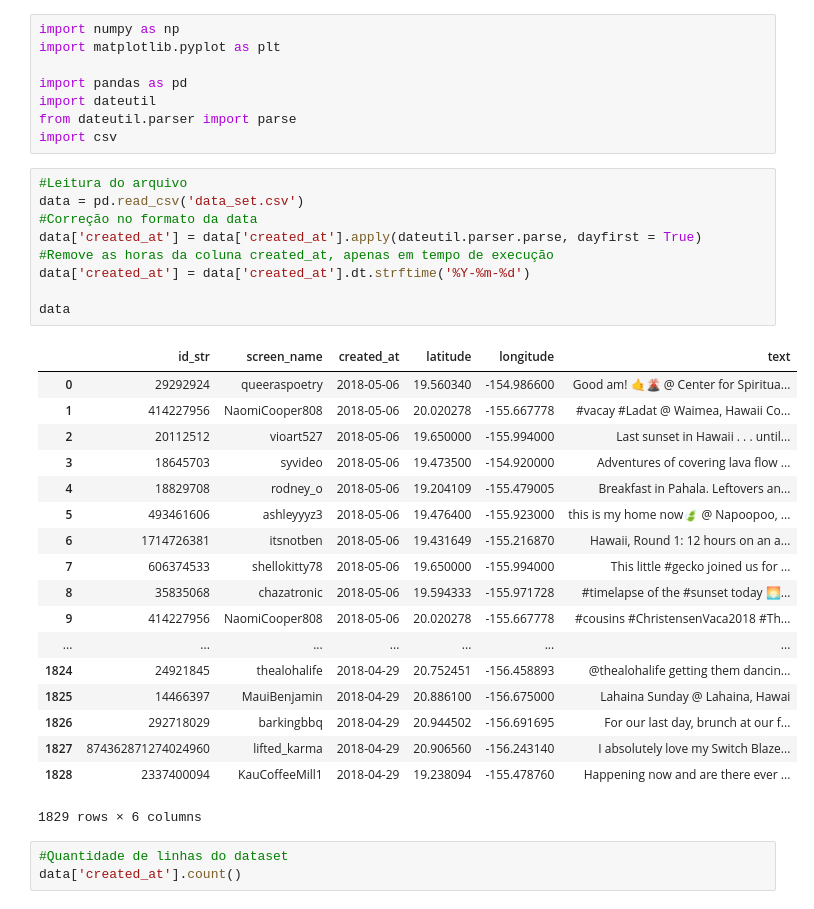
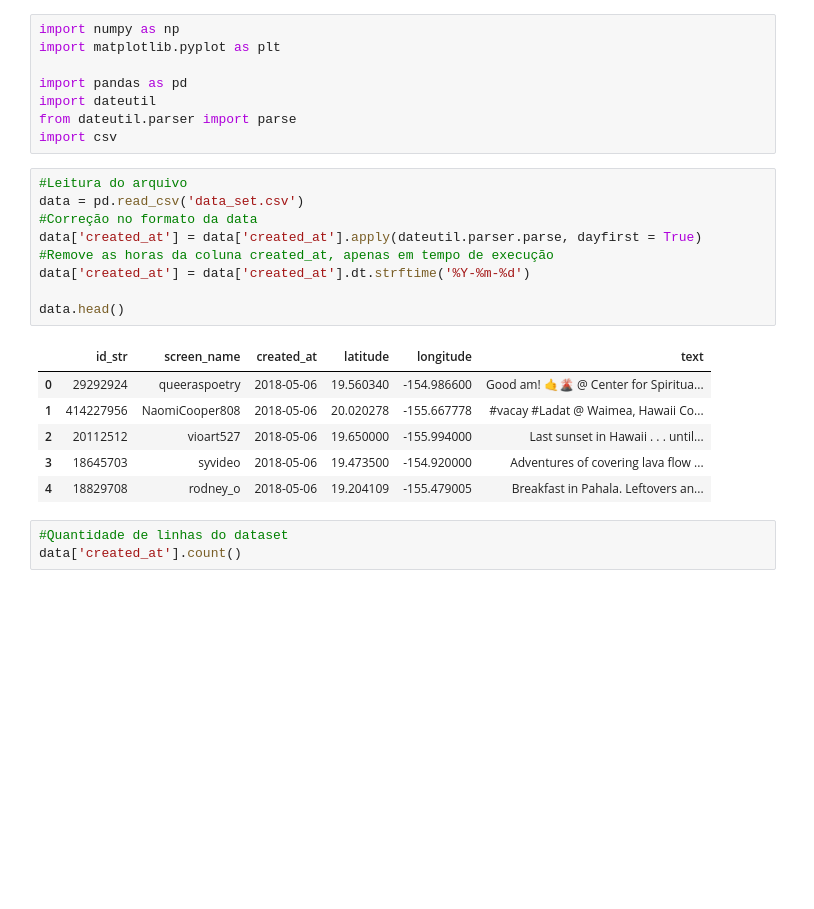
Before and after one commit to XAnakar/ICVDisaster, a Jupyter notebook: 🔥 Views for the article/main.ipynb, the cells around one changed output. Cells and saved outputs as stored; diff of their text form; blank space fills up the shorter version.

```diff
--- a/🔥 Views for the article/main.ipynb
+++ b/🔥 Views for the article/main.ipynb
@@ -9,31 +9,19 @@ import csv
 # %%
 #Leitura do arquivo
 data = pd.read_csv('data_set.csv')
 #Correção no formato da data
 data['created_at'] = data['created_at'].apply(dateutil.parser.parse, dayfirst = True)
 #Remove as horas da coluna created_at, apenas em tempo de execução
 data['created_at'] = data['created_at'].dt.strftime('%Y-%m-%d')
 
-data
+data.head()
 # %% [output]
 |  | id_str | screen_name | created_at | latitude | longitude | text |
 | 0 | 29292924 | queeraspoetry | 2018-05-06 | 19.560340 | -154.986600 | Good am! 🤙🌋 @ Center for Spiritua... |
 | 1 | 414227956 | NaomiCooper808 | 2018-05-06 | 20.020278 | -155.667778 | #vacay #Ladat @ Waimea, Hawaii Co... |
 | 2 | 20112512 | vioart527 | 2018-05-06 | 19.650000 | -155.994000 | Last sunset in Hawaii . . . until... |
 | 3 | 18645703 | syvideo | 2018-05-06 | 19.473500 | -154.920000 | Adventures of covering lava flow ... |
 | 4 | 18829708 | rodney_o | 2018-05-06 | 19.204109 | -155.479005 | Breakfast in Pahala. Leftovers an... |
-| 5 | 493461606 | ashleyyyz3 | 2018-05-06 | 19.476400 | -155.923000 | this is my home now🍃 @ Napoopoo, ... |
-| 6 | 1714726381 | itsnotben | 2018-05-06 | 19.431649 | -155.216870 | Hawaii, Round 1: 12 hours on an a... |
-| 7 | 606374533 | shellokitty78 | 2018-05-06 | 19.650000 | -155.994000 | This little #gecko joined us for ... |
-| 8 | 35835068 | chazatronic | 2018-05-06 | 19.594333 | -155.971728 | #timelapse of the #sunset today 🌅... |
-| 9 | 414227956 | NaomiCooper808 | 2018-05-06 | 20.020278 | -155.667778 | #cousins #ChristensenVaca2018 #Th... |
-| ... | ... | ... | ... | ... | ... | ... |
-| 1824 | 24921845 | thealohalife | 2018-04-29 | 20.752451 | -156.458893 | @thealohalife getting them dancin... |
-| 1825 | 14466397 | MauiBenjamin | 2018-04-29 | 20.886100 | -156.675000 | Lahaina Sunday @ Lahaina, Hawai |
-| 1826 | 292718029 | barkingbbq | 2018-04-29 | 20.944502 | -156.691695 | For our last day, brunch at our f... |
-| 1827 | 874362871274024960 | lifted_karma | 2018-04-29 | 20.906560 | -156.243140 | I absolutely love my Switch Blaze... |
-| 1828 | 2337400094 | KauCoffeeMill1 | 2018-04-29 | 19.238094 | -155.478760 | Happening now and are there ever ... |
-1829 rows × 6 columns
 # %%
 #Quantidade de linhas do dataset
 data['created_at'].count()
```
Also changed, not shown: parts of 5 cells of this notebook, 4 other files.
